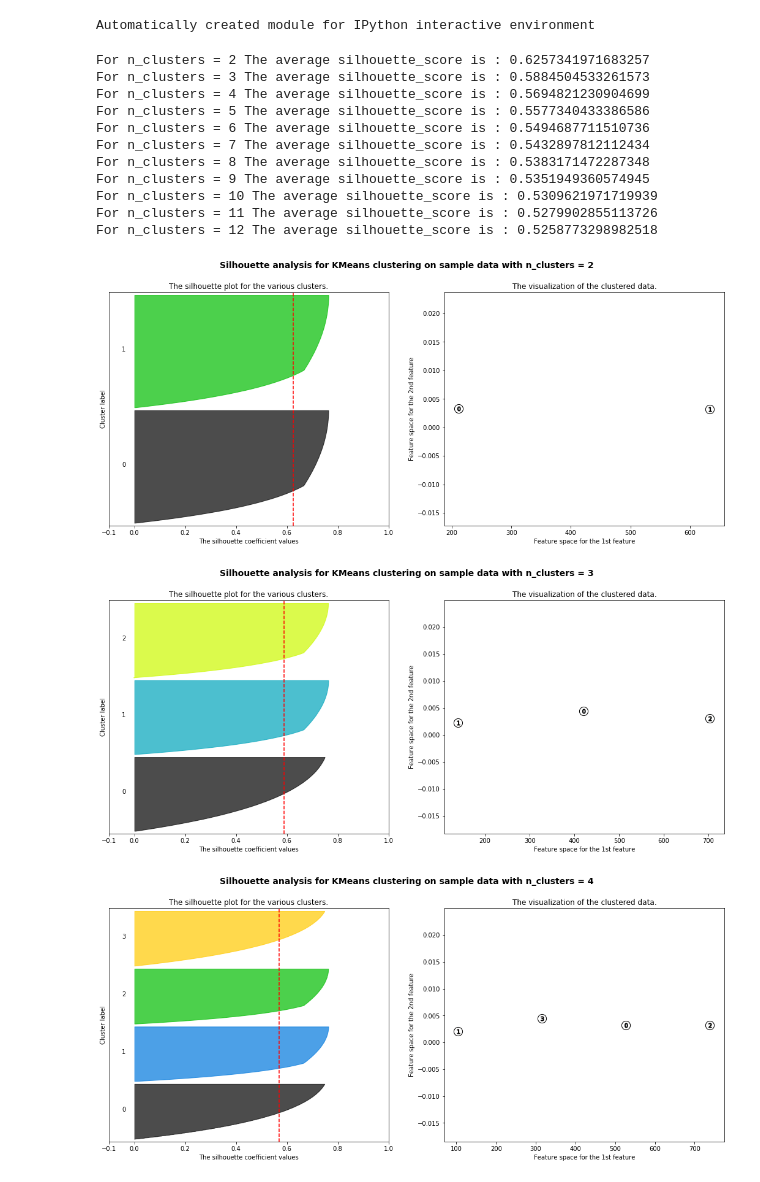
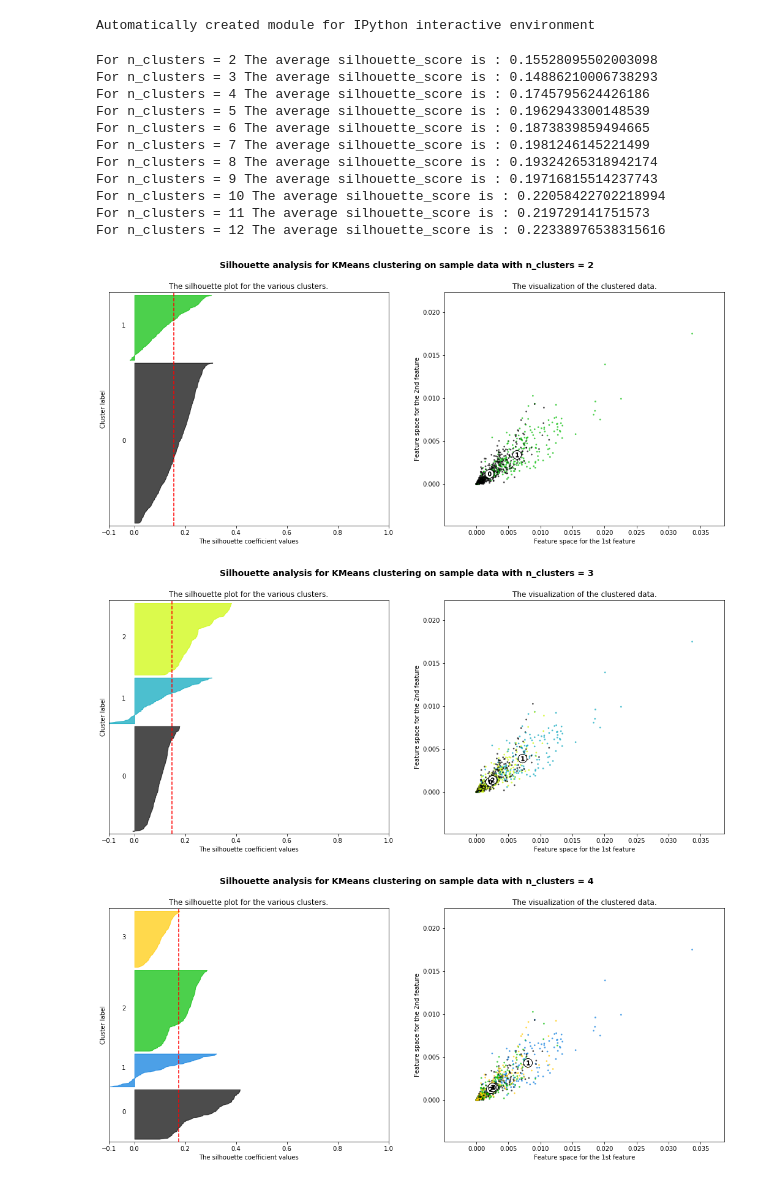
Before and after one commit to anafisa/GPN_2020, a Jupyter notebook: shop_clustering .ipynb, the cells around one changed output. Saved outputs shown, nothing was run; the diff lists cells and outputs as text; code cells hidden in the pictures.

```diff
--- a/shop_clustering .ipynb
+++ b/shop_clustering .ipynb
@@ -388,16 +512,16 @@ from sklearn.cluster import KMeans
 
 
 # Описываем модель
-model = KMeans(n_clusters=2) # подумать о количестве кластеров
+model = KMeans(n_clusters=5) # подумать о количестве кластеров
 
 # Проводим моделирование
-model.fit(data2)
+model.fit(data)
 
 # Предсказание на всем наборе данных
-all_predictions = model.predict(data2)
+all_predictions = model.predict(data)
 
 # Выводим предсказания
 
-# print(all_predictions)
+print(all_predictions)
 print(metrics.silhouette_score(data2, all_predictions))
 # %% [output]
@@ -438,6 +581,6 @@ from sklearn import metrics
 from sklearn.cluster import KMeans, AgglomerativeClustering, AffinityPropagation, SpectralClustering
 # %%
 alg = AgglomerativeClustering(n_clusters=5)
-alg.fit(data2)
+alg.fit(data)
 alg.labels_
 # %% [output]
@@ -461,6 +604,7 @@ array([2, 2, 2, 2, 2, 2, 2, 2, 2, 2, 2, 2, 2, 2, 2, 2, 2, 2, 2, 2, 2, 2,
 # %%
 for linkage in ('ward', 'average', 'complete', 'single'):
-    clustering = AgglomerativeClustering(linkage=linkage, n_clusters=3)
-    clustering.fit(data2)
-    print(metrics.silhouette_score(data2, clustering.labels_))
+    clustering = AgglomerativeClustering(linkage=linkage, n_clusters=5)
+    clustering.fit(data)
+
+    print(metrics.silhouette_score(data, clustering.labels_))
 # %% [output]
@@ -507,6 +656,7 @@ print(__doc__)
 #                   random_state=1)  # For reproducibility
 
 def show_cluster(data2):
+    data2 = data2.to_numpy()
 
     range_n_clusters = [2, 3, 4, 5, 6, 7, 8, 9, 10, 11, 12]
 
@@ -572,9 +722,9 @@ def show_cluster(data2):
         ax1.set_xticks([-0.1, 0, 0.2, 0.4, 0.6, 0.8, 1])
 
         # 2nd Plot showing the actual clusters formed
-    #     colors = cm.nipy_spectral(cluster_labels.astype(float) / n_clusters)
-    #     ax2.scatter(data2[:, 0], data2[:, 1], marker='.', s=30, lw=0, alpha=0.7,
-    #                 c=colors, edgecolor='k')
+        colors = cm.nipy_spectral(cluster_labels.astype(float) / n_clusters)
+        ax2.scatter(data2[:, 0], data2[:, 1], marker='.', s=30, lw=0, alpha=0.7,
+                    c=colors, edgecolor='k')
 
         # Labeling the clusters
         centers = clusterer.cluster_centers_
@@ -598,19 +748,19 @@ def show_cluster(data2):
 # %% [output]
 Automatically created module for IPython interactive environment
 # %%
-show_cluster(data2)
+show_cluster(df)
 # %% [output]
-For n_clusters = 2 The average silhouette_score is : 0.6257341971683257
-For n_clusters = 3 The average silhouette_score is : 0.5884504533261573
-For n_clusters = 4 The average silhouette_score is : 0.5694821230904699
-For n_clusters = 5 The average silhouette_score is : 0.5577340433386586
-For n_clusters = 6 The average silhouette_score is : 0.5494687711510736
-For n_clusters = 7 The average silhouette_score is : 0.5432897812112434
-For n_clusters = 8 The average silhouette_score is : 0.5383171472287348
-For n_clusters = 9 The average silhouette_score is : 0.5351949360574945
-For n_clusters = 10 The average silhouette_score is : 0.5309621971719939
-For n_clusters = 11 The average silhouette_score is : 0.5279902855113726
-For n_clusters = 12 The average silhouette_score is : 0.5258773298982518
+For n_clusters = 2 The average silhouette_score is : 0.15528095502003098
+For n_clusters = 3 The average silhouette_score is : 0.14886210006738293
+For n_clusters = 4 The average silhouette_score is : 0.1745795624426186
+For n_clusters = 5 The average silhouette_score is : 0.1962943300148539
+For n_clusters = 6 The average silhouette_score is : 0.1873839859494665
+For n_clusters = 7 The average silhouette_score is : 0.1981246145221499
+For n_clusters = 8 The average silhouette_score is : 0.19324265318942174
+For n_clusters = 9 The average silhouette_score is : 0.19716815514237743
+For n_clusters = 10 The average silhouette_score is : 0.22058422702218994
+For n_clusters = 11 The average silhouette_score is : 0.219729141751573
+For n_clusters = 12 The average silhouette_score is : 0.22338976538315616
-[figure, old version]
+[figure, new version]
-[figure, old version]
+[figure, new version]
-[figure, old version]
+[figure, new version]
```
Also changed, not shown: parts of 32 cells of this notebook.
